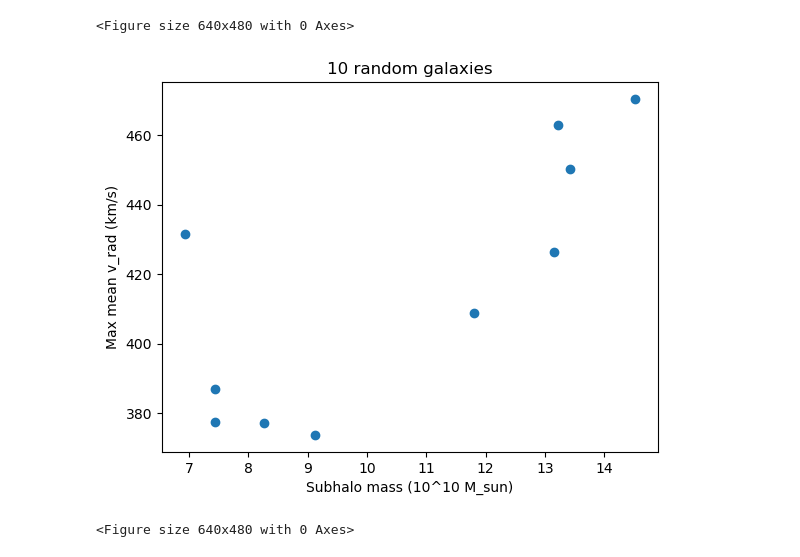
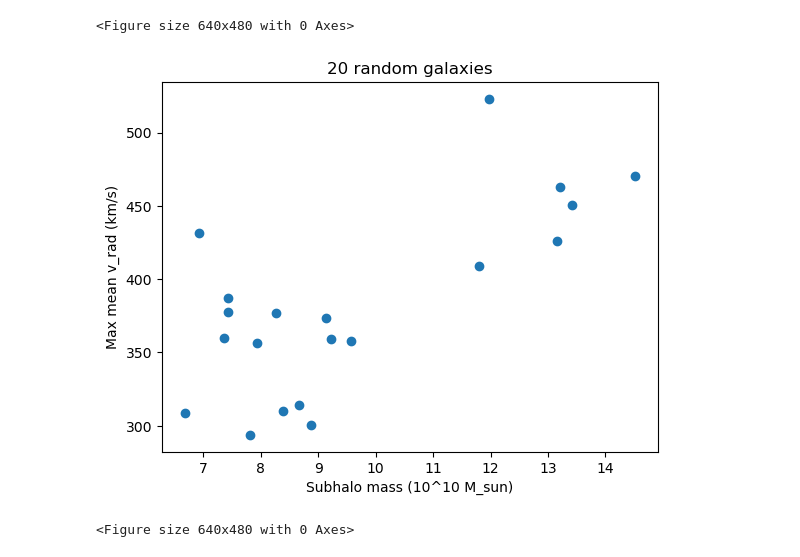
Before and after one commit to Alverd02/Kinematic-Signatures-of-Bars-and-Spirals-in-TNG50-Galaxies, a Jupyter notebook: Multiple galaxies.ipynb, the cells around one changed output. Cells and saved outputs as stored; diff of their text form; code cells hidden in the pictures.

```diff
--- a/Multiple galaxies.ipynb
+++ b/Multiple galaxies.ipynb
@@ -348,8 +351,8 @@ for i in range(len(index_10max)):
 max_vrad = []
 total_mass = []
 
-for i in range(len(index_10max)):
-    data = np.loadtxt('discs/stars_'+str(id_10max[i])+'_snap_'+str(99)+"_rot"+'.txt')
+for i in range(len(index_20max)):
+    data = np.loadtxt('discs/stars_'+str(id_20max[i])+'_snap_'+str(99)+"_rot"+'.txt')
     m = data[:, 0]
     x = data[:, 1]
     y = data[:, 2]
@@ -404,8 +405,8 @@ def ages_cut(a,z_ref,t_ref,cut):
     mask = t<cut
     return mask
 # %%
-for i in range(len(index_10max)):
-    data = np.loadtxt('discs/stars_'+str(id_10max[i])+'_snap_'+str(99)+"_rot"+'.txt')
+for i in range(len(index_20max)):
+    data = np.loadtxt('discs/stars_'+str(id_20max[i])+'_snap_'+str(99)+"_rot"+'.txt')
 
     a = data[:, 7]
     cut = 10
@@ -438,13 +439,13 @@ for i in range(len(index_10max)):
     plt.title("M_star="+str(round(sum(m)))+" (10^10Msun) lookback<10")
     plt.imshow(smoothed_density.T, origin='lower', extent=[x_edges[0], x_edges[-1], y_edges[0], y_edges[-1]],cmap='magma',norm=LogNorm(vmin=1e-6, vmax=2e-1))
     plt.colorbar(label='Mass density (10^10 MSun)')
-    plt.savefig("images_10max/mass_" + str(id_10max[i]) + ".png", dpi=300, bbox_inches='tight')
+    plt.savefig("images_20max/mass_" + str(id_20max[i]) + ".png", dpi=300, bbox_inches='tight')
     plt.clf()
 # %% [output]
 <Figure size 640x480 with 0 Axes>
 # %%
-for i in range(len(index_10max)):
-    data = np.loadtxt('discs/stars_'+str(id_10max[i])+'_snap_'+str(99)+"_rot"+'.txt')
+for i in range(len(index_20max)):
+    data = np.loadtxt('discs/stars_'+str(id_20max[i])+'_snap_'+str(99)+"_rot"+'.txt')
 
     a = data[:, 7]
     cut = 10
@@ -484,7 +485,7 @@ for i in range(len(index_10max)):
     plt.colorbar(label='Mean v_rad (km/s)')
     plt.clim(-80,80)
 
-    plt.savefig("images_10max/mean_vrad_" + str(id_10max[i]) + ".png", dpi=300, bbox_inches='tight')
+    plt.savefig("images_20max/mean_vrad_" + str(id_20max[i]) + ".png", dpi=300, bbox_inches='tight')
     plt.clf()
 # %% [output]
 <Figure size 640x480 with 0 Axes>
@@ -493,3 +492,4 @@ id_random = np.random.choice(common_id,size=10,replace = False)
 # %%
 id_random = [394622.0, 371127.0, 479290.0, 452031.0, 447914.0, 386269.0, 439099.0, 503437.0, 471248.0,
- 394621.0]
+ 394621.0,506720.0,319731.0, 479938.0, 510273.0, 485056.0, 489206.0, 253862.0, 307487.0, 143887.0,
+ 501725.0]
@@ -632,11 +628,11 @@ for i in range(len(index_random)):
     max_vrad_rnd.append(np.nanmax(np.abs(mean_vrad_map)))
     total_mass_rnd.append(sum(m))
 # %%
-plt.title("10 random galaxies")
+plt.title("20 random galaxies")
 plt.ylabel("Max mean v_rad (km/s)")
 plt.xlabel("Subhalo mass (10^10 M_sun)")
 plt.scatter(total_mass_rnd,max_vrad_rnd)
 plt.show()
 # %% [output]
-[figure, old version]
+[figure, new version]
 # %%
```
Also changed, not shown: parts of 11 cells of this notebook.
